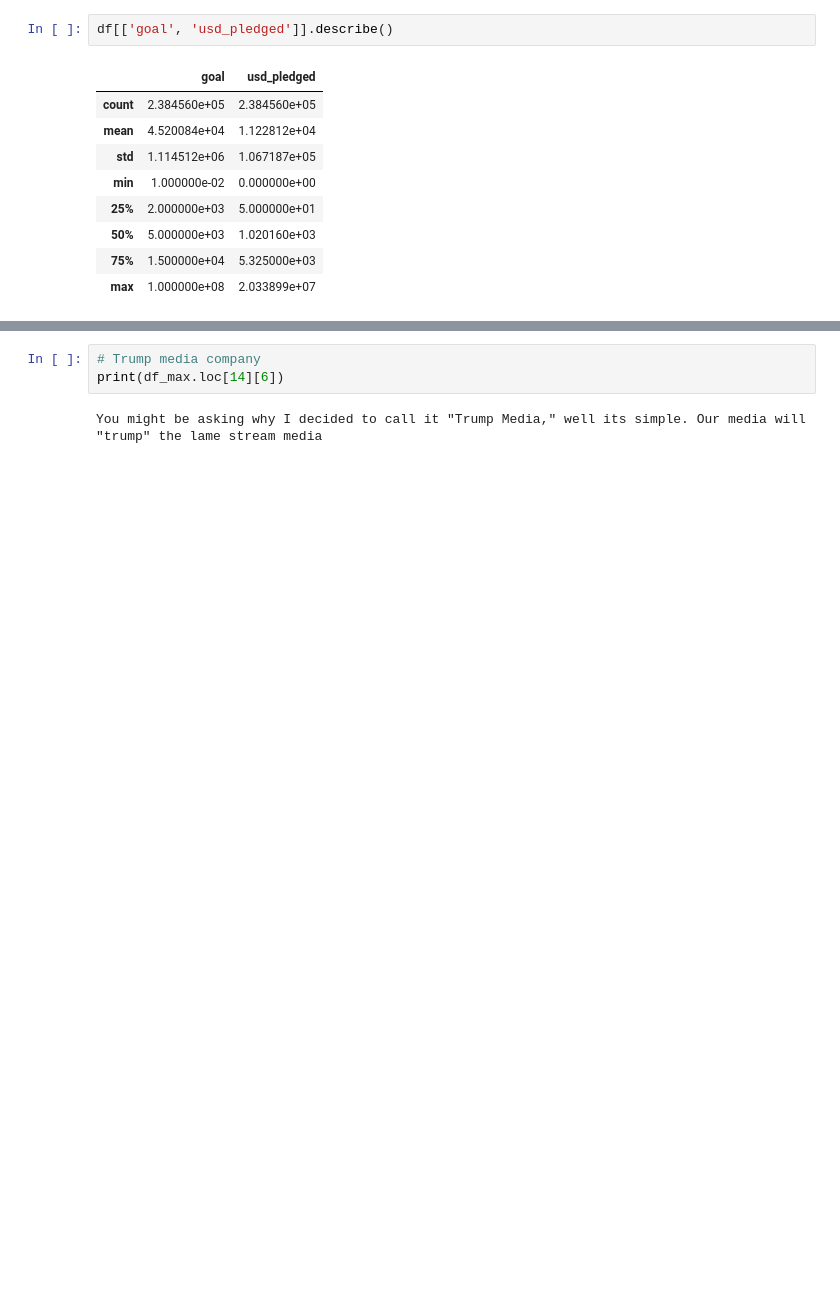
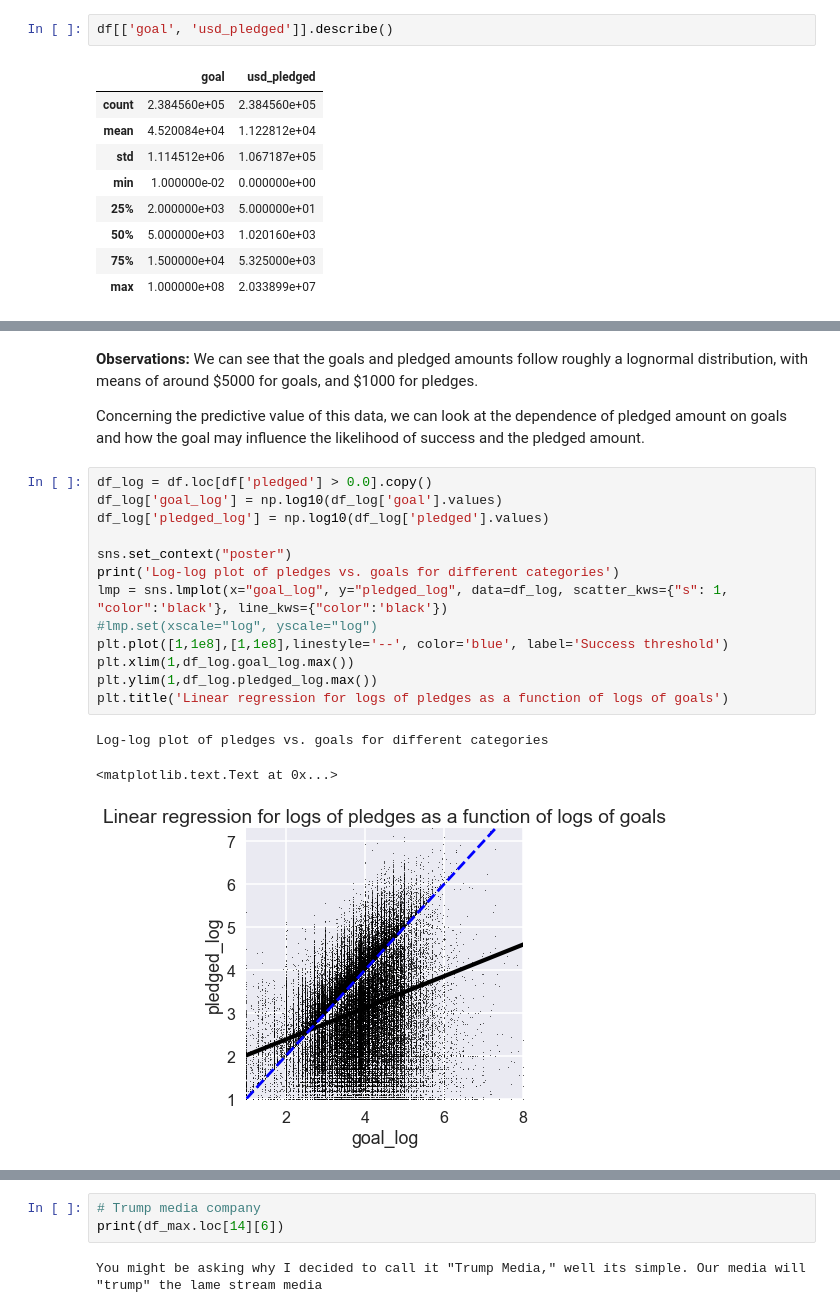
Before and after one commit to vlcekl/ds-crowdfunding, a Jupyter notebook: notebooks/st_kickstart.ipynb, the cells around one changed output, grey strips where cells are left out. Drawn from its saved outputs; the diff is of its cells as text; blank space fills up the shorter version.

```diff
--- a/notebooks/st_kickstart.ipynb
+++ b/notebooks/st_kickstart.ipynb
@@ -72,0 +154,21 @@ df[['goal', 'usd_pledged']].describe()
+# %% [markdown]
+**Observations:** We can see that the goals and pledged amounts follow roughly a lognormal distribution, with means of around \$5000 for goals, and \$1000 for pledges.
+
+Concerning the predictive value of this data, we can look at the dependence of pledged amount on goals and how the goal may influence the likelihood of success and the pledged amount.
+# %%
+df_log = df.loc[df['pledged'] > 0.0].copy()
+df_log['goal_log'] = np.log10(df_log['goal'].values)
+df_log['pledged_log'] = np.log10(df_log['pledged'].values)
+
+sns.set_context("poster")
+print('Log-log plot of pledges vs. goals for different categories')
+lmp = sns.lmplot(x="goal_log", y="pledged_log", data=df_log, scatter_kws={"s": 1, "color":'black'}, line_kws={"color":'black'})
+#lmp.set(xscale="log", yscale="log")
+plt.plot([1,1e8],[1,1e8],linestyle='--', color='blue', label='Success threshold')
+plt.xlim(1,df_log.goal_log.max())
+plt.ylim(1,df_log.pledged_log.max())
+plt.title('Linear regression for logs of pledges as a function of logs of goals')
+# %% [output]
+Log-log plot of pledges vs. goals for different categories
+<matplotlib.text.Text at 0x...>
+[figure, added]
```
Also changed, not shown: parts of 70 cells of this notebook.
